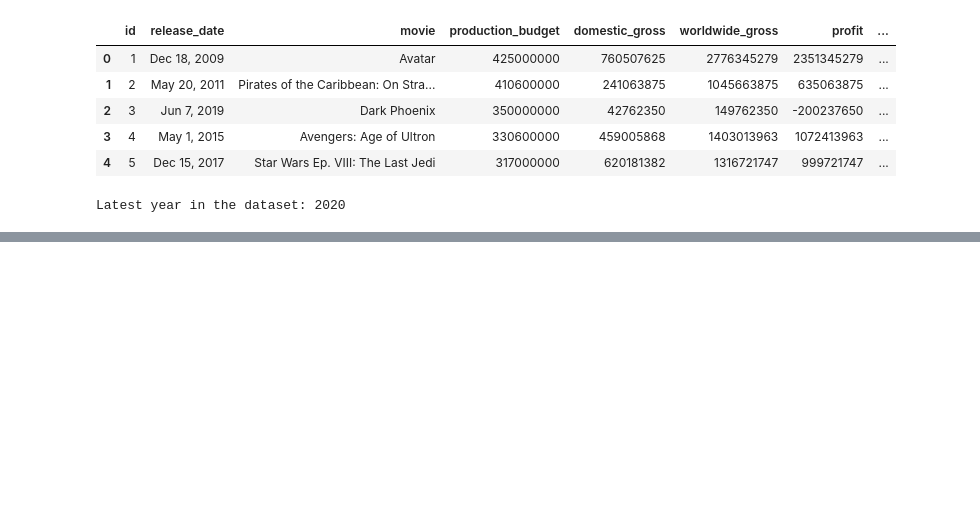
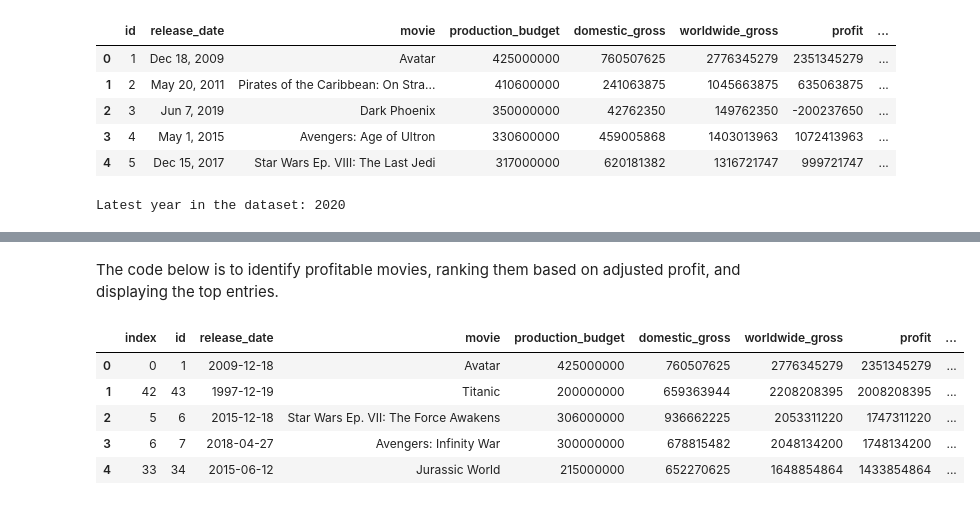
Before and after one commit to Njeri-Ndura/Microsoft_movie_analysis, a Jupyter notebook: student.ipynb, the cells around one changed output, grey strips where cells are left out. Cells and saved outputs as stored; diff of their text form; code cells hidden in the pictures; blank space fills up the shorter version.

```diff
--- a/student.ipynb
+++ b/student.ipynb
@@ -157,0 +201,14 @@ Latest year in the dataset: 2020
+# %% [markdown]
+ The code below is to identify profitable movies, ranking them based on adjusted profit, and displaying the top entries.
+# %%
+profitable_movies_df = df_movie_budget.loc[df_movie_budget['profit'] > 0]
+profitable_ranked_df= profitable_movies_df.sort_values(by=['adjusted_profit'], ascending=False)
+profitable_ranked_df.reset_index(inplace=True)
+profitable_ranked_df.head()
+# %% [output]
+|  | index | id | release_date | movie | production_budget | domestic_gross | worldwide_gross | profit | ... |
+| 0 | 0 | 1 | 2009-12-18 | Avatar | 425000000 | 760507625 | 2776345279 | 2351345279 | ... |
+| 1 | 42 | 43 | 1997-12-19 | Titanic | 200000000 | 659363944 | 2208208395 | 2008208395 | ... |
+| 2 | 5 | 6 | 2015-12-18 | Star Wars Ep. VII: The Force Awakens | 306000000 | 936662225 | 2053311220 | 1747311220 | ... |
+| 3 | 6 | 7 | 2018-04-27 | Avengers: Infinity War | 300000000 | 678815482 | 2048134200 | 1748134200 | ... |
+| 4 | 33 | 34 | 2015-06-12 | Jurassic World | 215000000 | 652270625 | 1648854864 | 1433854864 | ... |
```
Also changed, not shown: parts of 6 cells of this notebook.
